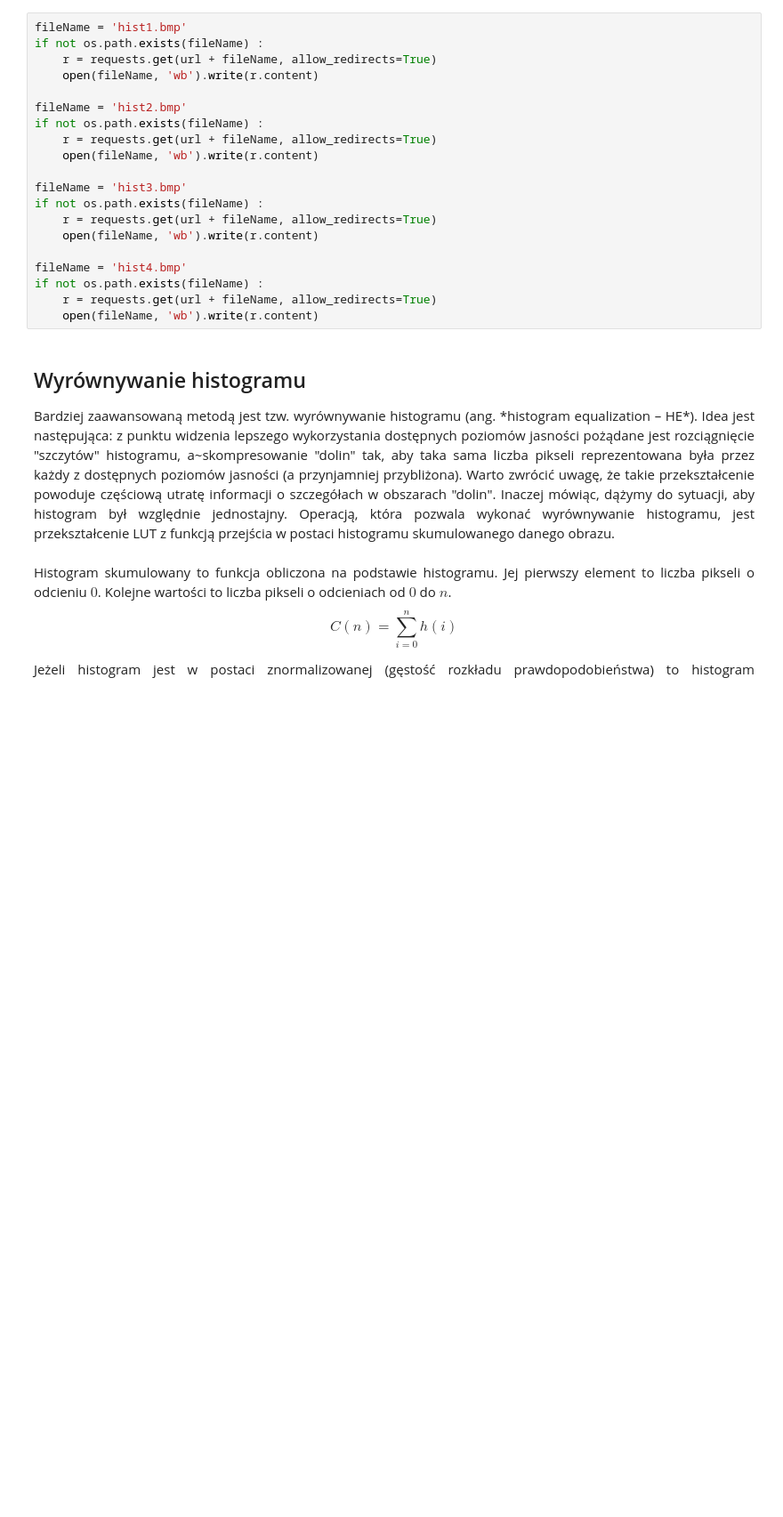
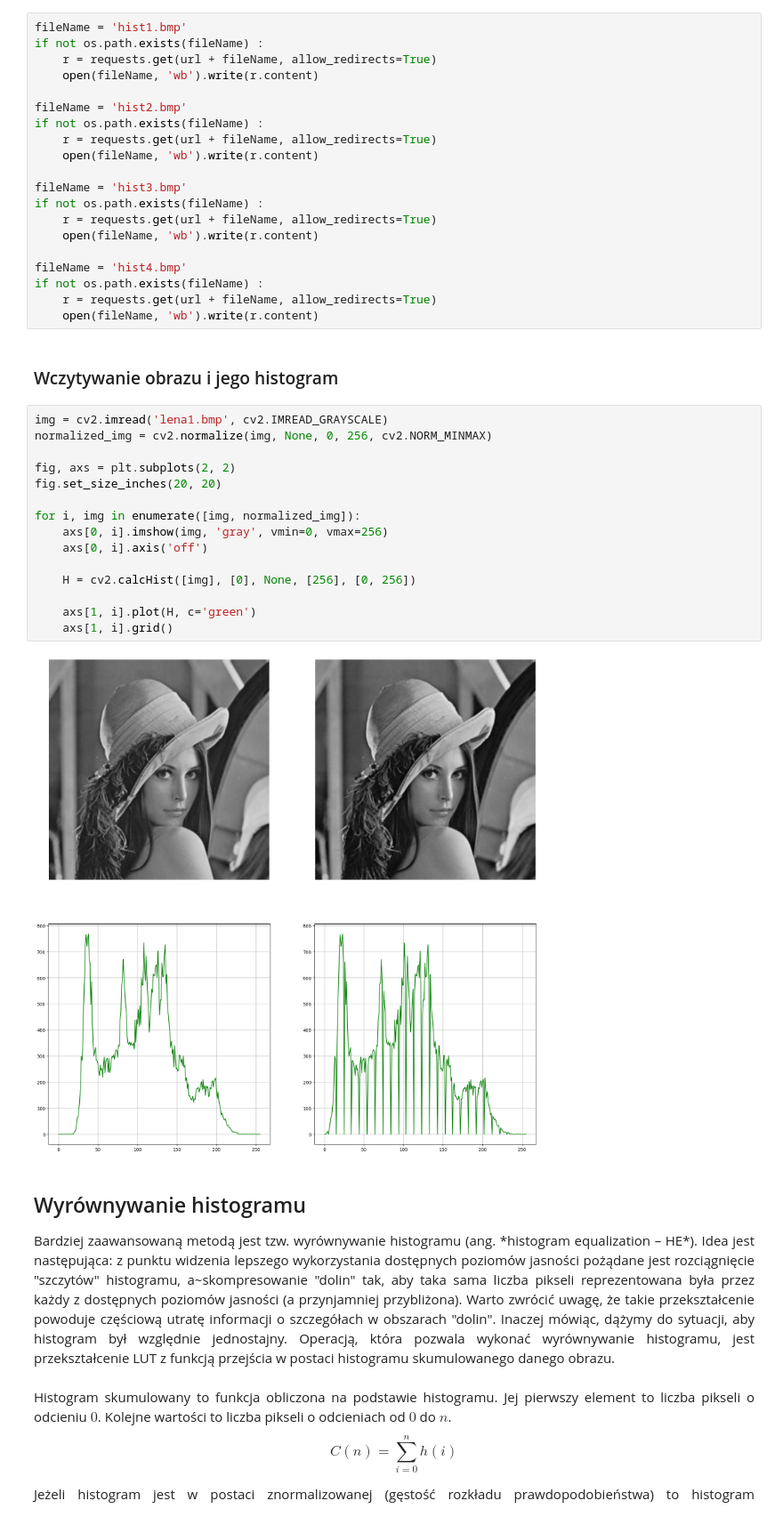
Before and after one commit to krudny/Image-processing, a Jupyter notebook: Lab3-histogram/03_histogram.ipynb, the cells around one changed output. Shown at 89% size. Saved outputs shown, nothing was run; the diff lists cells and outputs as text; blank space fills up the shorter version.

Commit message:
Histogram normalization

```diff
--- a/Lab3-histogram/03_histogram.ipynb
+++ b/Lab3-histogram/03_histogram.ipynb
@@ -158,6 +158,25 @@ fileName = 'hist4.bmp'
 if not os.path.exists(fileName) :
     r = requests.get(url + fileName, allow_redirects=True)
     open(fileName, 'wb').write(r.content)
+# %% [markdown]
+### Wczytywanie obrazu i jego histogram
+# %%
+img = cv2.imread('lena1.bmp', cv2.IMREAD_GRAYSCALE)
+normalized_img = cv2.normalize(img, None, 0, 256, cv2.NORM_MINMAX)
+
+fig, axs = plt.subplots(2, 2)
+fig.set_size_inches(20, 20)
+
+for i, img in enumerate([img, normalized_img]):
+    axs[0, i].imshow(img, 'gray', vmin=0, vmax=256)
+    axs[0, i].axis('off')
+
+    H = cv2.calcHist([img], [0], None, [256], [0, 256])
+
+    axs[1, i].plot(H, c='green')
+    axs[1, i].grid()
+# %% [output]
+[figure, added]
 # %% [markdown]
 ## Wyrównywanie histogramu
 
```
